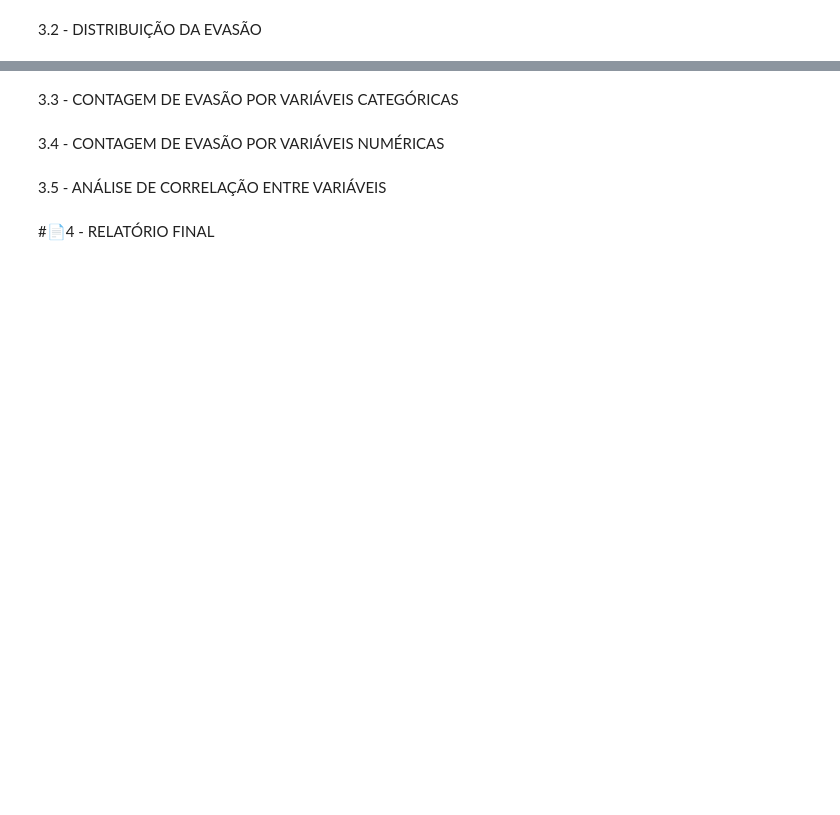
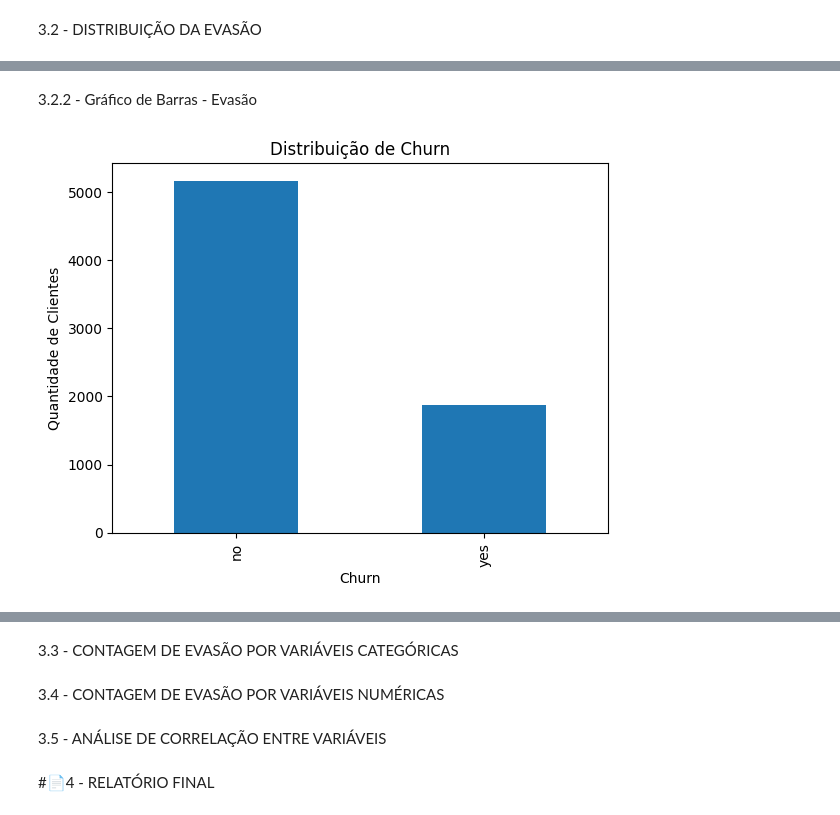
Before and after one commit to jcmaiolo/Challenge-churn-de-clientes, a Jupyter notebook: TelecomX_BR.ipynb, the cells around one changed output, grey strips where cells are left out. Saved outputs shown, nothing was run; the diff lists cells and outputs as text; code cells hidden in the pictures; blank space fills up the shorter version.

Commit message:
Distribuição da Evasão - Grafico

```diff
--- a/TelecomX_BR.ipynb
+++ b/TelecomX_BR.ipynb
@@ -323,3 +325,6 @@ np.int64(11)
+# %%
+# Remover os 11 registros
+df = df.dropna(subset=['account.Charges.Total'])
 # %% [markdown]
 2.4 - COLUNA DE CONTAS DIÁRIAS
 # %%
@@ -425,0 +456,15 @@ Index(['customerID', 'Churn', 'customer_gender', 'customer_senior',
+# %% [markdown]
+3.2.2 - Gráfico de Barras - Evasão
+# %%
+import matplotlib.pyplot as plt
+
+churn_counts = df['Churn'].value_counts()
+
+plt.figure()
+churn_counts.plot(kind='bar')
+plt.title('Distribuição de Churn')
+plt.xlabel('Churn')
+plt.ylabel('Quantidade de Clientes')
+plt.show()
+# %% [output]
+[figure, added]
```
Also changed, not shown: parts of 7 cells of this notebook.
